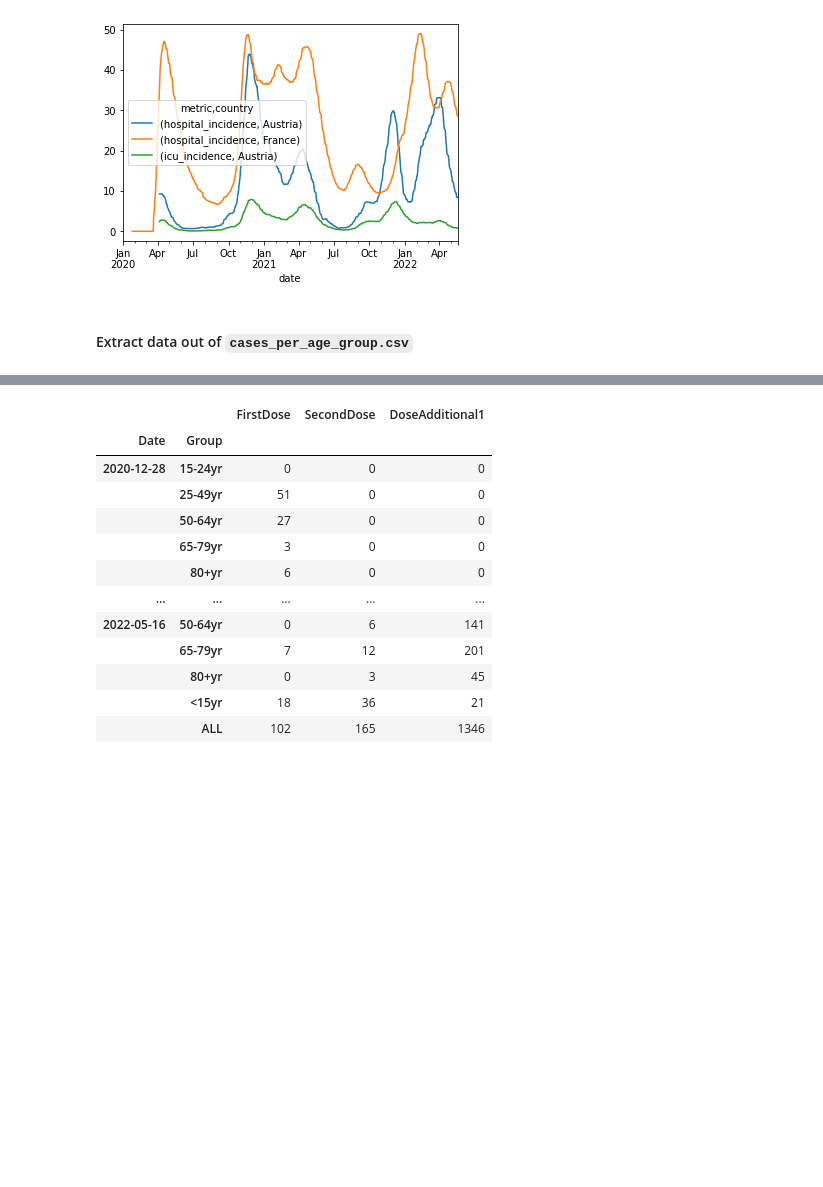
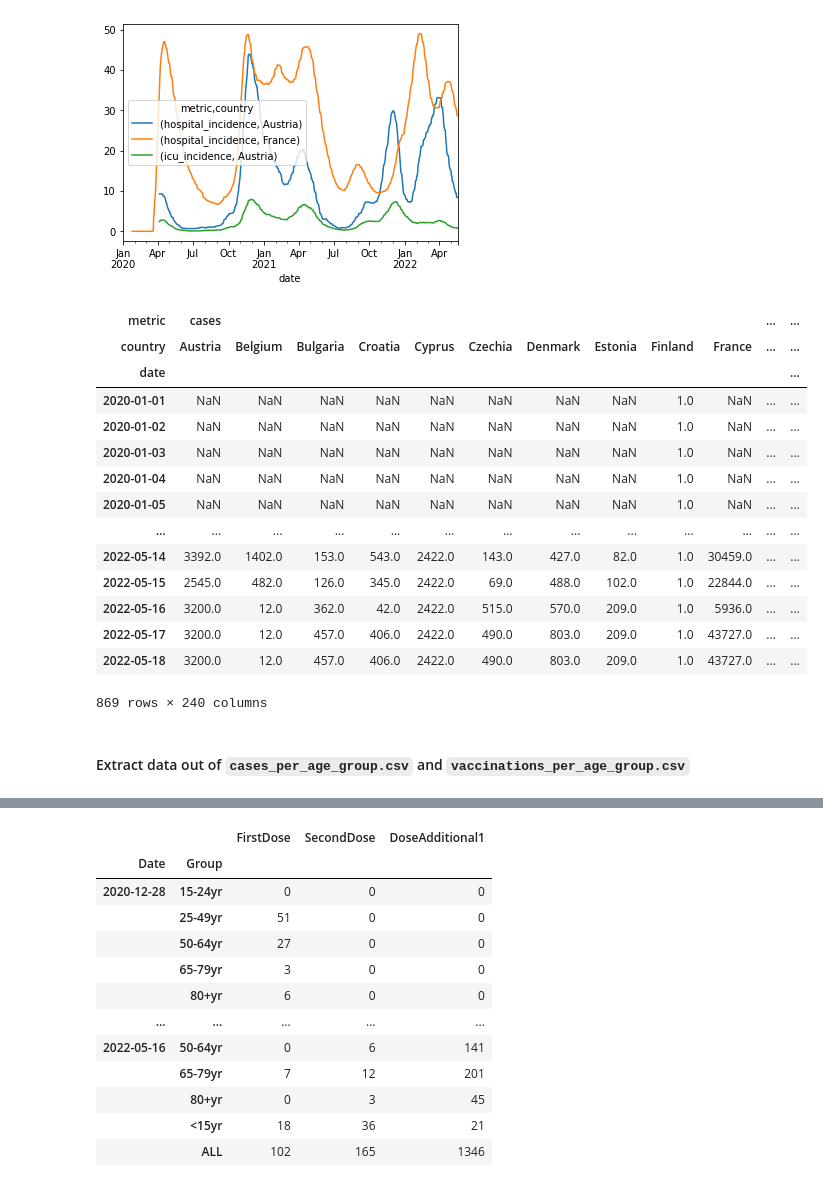
Before and after one commit to ciphersmaug/dst-project, a Jupyter notebook: data_transformation.ipynb, the cells around one changed output, grey strips where cells are left out. Drawn from its saved outputs; the diff is of its cells as text; code cells hidden in the pictures; blank space fills up the shorter version.

```diff
--- a/data_transformation.ipynb
+++ b/data_transformation.ipynb
@@ -100,9 +216,10 @@ combined_df = pd.merge(cnd,new_honi,on=["country","date"],how="outer")
 combined_df = combined_df[["date","country","cases","deaths","hospital_occupation","icu_occupation"]].fillna(value=0.0)
 
 #calc incidence
-def calc_incidence_grouped(country_series:pd.Series,country:str,population_df:pd.DataFrame) -> pd.Series:
+def calc_incidence_grouped(country_series:pd.Series,country:str,population_df:pd.DataFrame,group:str = "All") -> pd.Series:
     '''Calculates the Incidence as defined by the RKI'''
-    country_pop = population_df.loc[country].values[0]
+    group = "Population total" if group == "All" else group
+    country_pop = population_df.loc[country][group]
     incidence_7d_series = country_series.copy()
     for d in range(len(country_series)):
         if "occupation" in country_series.name:
@@ -136,6 +255,24 @@ pdaily_df[[("hospital_incidence","Austria"),("hospital_incidence","France"),("ic
 # %% [output]
 <AxesSubplot:xlabel='date'>
 [figure]
+# %%
+pdaily_df
+# %% [output]
+| metric | cases |  |  |  |  |  |  |  |  |  | ... | ... |
+| country | Austria | Belgium | Bulgaria | Croatia | Cyprus | Czechia | Denmark | Estonia | Finland | France | ... | ... |
+| date |  |  |  |  |  |  |  |  |  |  |  | ... |
+| 2020-01-01 | NaN | NaN | NaN | NaN | NaN | NaN | NaN | NaN | 1.0 | NaN | ... | ... |
+| 2020-01-02 | NaN | NaN | NaN | NaN | NaN | NaN | NaN | NaN | 1.0 | NaN | ... | ... |
+| 2020-01-03 | NaN | NaN | NaN | NaN | NaN | NaN | NaN | NaN | 1.0 | NaN | ... | ... |
+| 2020-01-04 | NaN | NaN | NaN | NaN | NaN | NaN | NaN | NaN | 1.0 | NaN | ... | ... |
+| 2020-01-05 | NaN | NaN | NaN | NaN | NaN | NaN | NaN | NaN | 1.0 | NaN | ... | ... |
+| ... | ... | ... | ... | ... | ... | ... | ... | ... | ... | ... | ... | ... |
+| 2022-05-14 | 3392.0 | 1402.0 | 153.0 | 543.0 | 2422.0 | 143.0 | 427.0 | 82.0 | 1.0 | 30459.0 | ... | ... |
+| 2022-05-15 | 2545.0 | 482.0 | 126.0 | 345.0 | 2422.0 | 69.0 | 488.0 | 102.0 | 1.0 | 22844.0 | ... | ... |
+| 2022-05-16 | 3200.0 | 12.0 | 362.0 | 42.0 | 2422.0 | 515.0 | 570.0 | 209.0 | 1.0 | 5936.0 | ... | ... |
+| 2022-05-17 | 3200.0 | 12.0 | 457.0 | 406.0 | 2422.0 | 490.0 | 803.0 | 209.0 | 1.0 | 43727.0 | ... | ... |
+| 2022-05-18 | 3200.0 | 12.0 | 457.0 | 406.0 | 2422.0 | 490.0 | 803.0 | 209.0 | 1.0 | 43727.0 | ... | ... |
+869 rows × 240 columns
 # %%
 #Daily
 #Cases, Deaths, icu, hosp
@@ -148,4 +285,4 @@ pdaily_df[[("hospital_incidence","Austria"),("hospital_incidence","France"),("ic
 
 #Measures
 # %% [markdown]
-#### Extract data out of `cases_per_age_group.csv`
+#### Extract data out of `cases_per_age_group.csv` and `vaccinations_per_age_group.csv`
```
Also changed, not shown: parts of 16 cells of this notebook.
